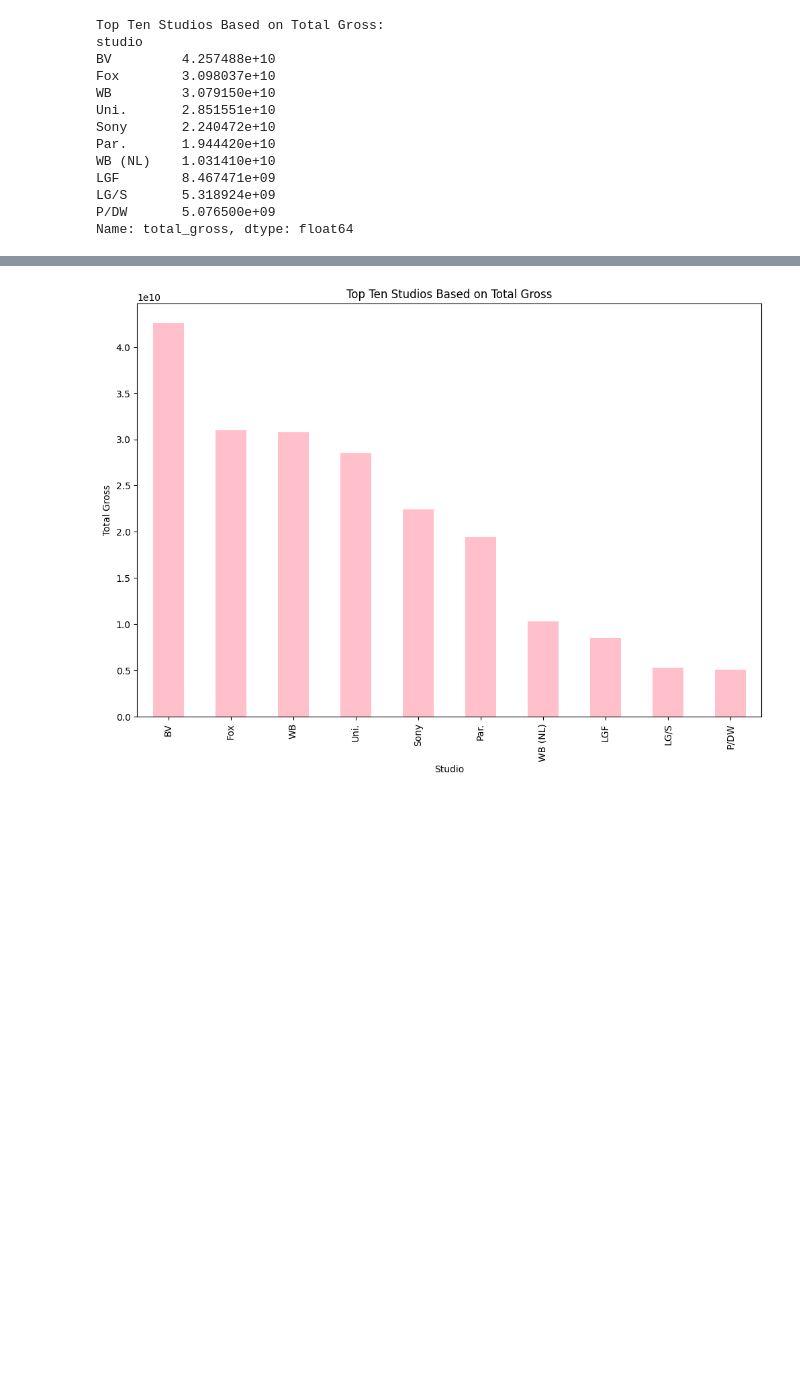
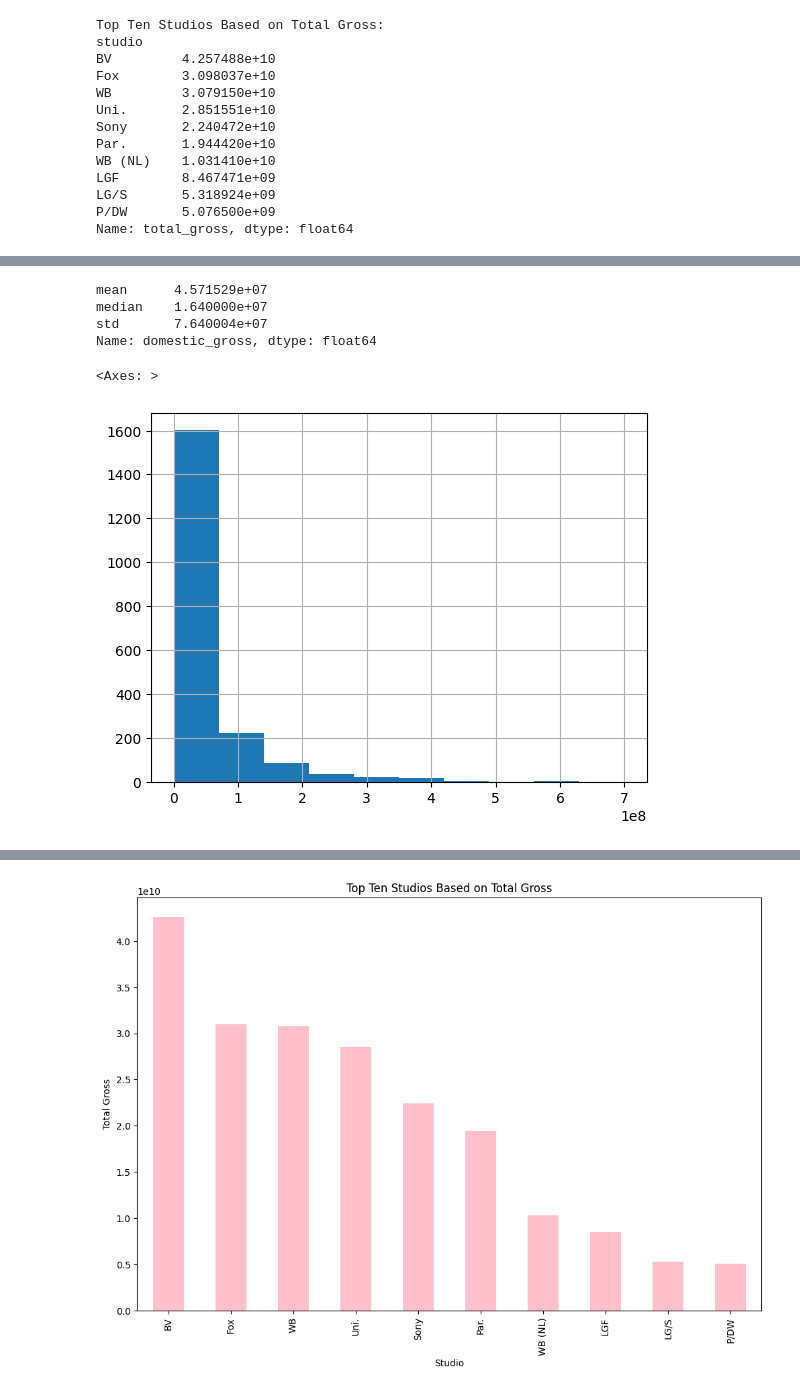
Before and after one commit to phelanthropus/Microsoft-Analysis, a Jupyter notebook: Microsoft Analysis.ipynb, the cells around one changed output, grey strips where cells are left out. Saved outputs shown, nothing was run; the diff lists cells and outputs as text; code cells hidden in the pictures; blank space fills up the shorter version.

```diff
--- a/Microsoft Analysis.ipynb
+++ b/Microsoft Analysis.ipynb
@@ -179,0 +232,10 @@ Name: total_gross, dtype: float64
+# %%
+print(df['domestic_gross'].apply(['mean', 'median', 'std']))
+df['domestic_gross'].hist()
+# %% [output]
+mean      4.571529e+07
+median    1.640000e+07
+std       7.640004e+07
+Name: domestic_gross, dtype: float64
+<Axes: >
+[figure, added]
```
Also changed, not shown: parts of 6 cells of this notebook.
